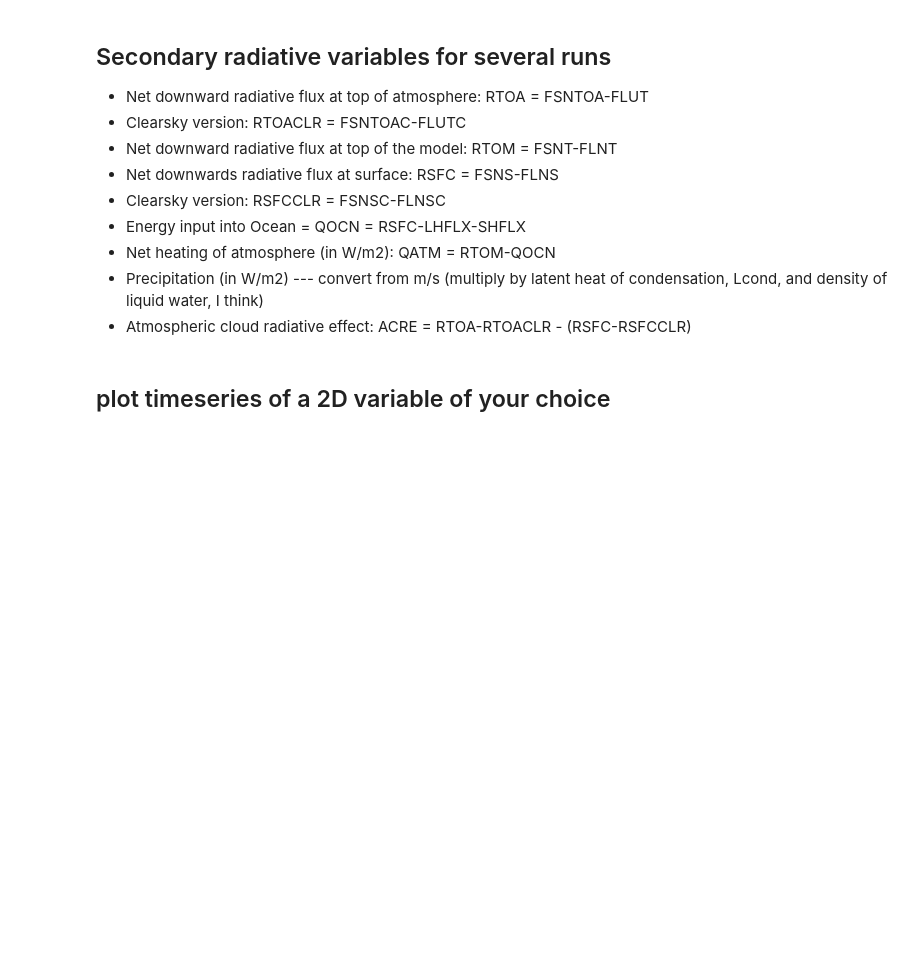
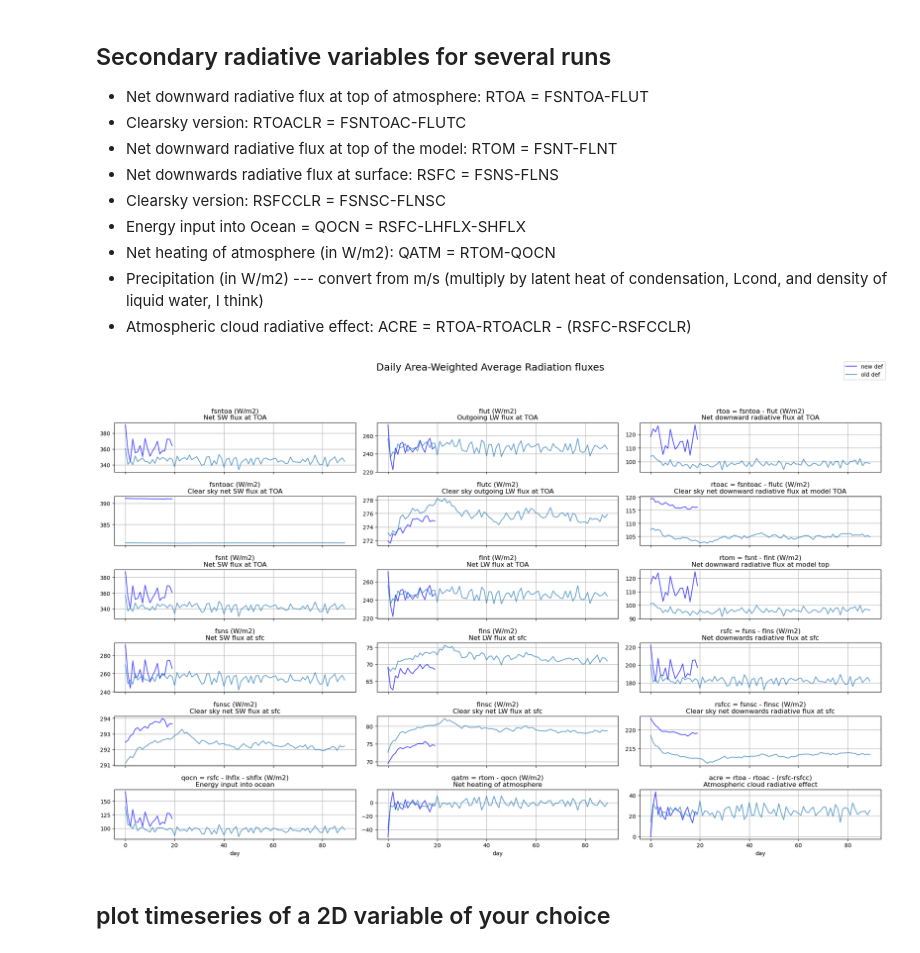
Before and after one commit to smturbev/scmlib, a Jupyter notebook: DP_diagnostics/notebooks/timeseries.ipynb, the cells around one changed output. Cells and saved outputs as stored; diff of their text form; code cells hidden in the pictures; blank space fills up the shorter version.

```diff
--- a/DP_diagnostics/notebooks/timeseries.ipynb
+++ b/DP_diagnostics/notebooks/timeseries.ipynb
@@ -7,6 +7,7 @@ import xarray as xr
 import numpy as np
 import matplotlib.pyplot as plt
 import matplotlib.colors as mcolors
+from matplotlib.pyplot import cm
 import warnings
 from scipy.interpolate import griddata
 import util
@@ -14,27 +15,39 @@ import util
 
 warnings.filterwarnings('ignore')
 run_dir = "/glade/work/sturbeville/DPSCREAM_simulations/all_run_files/"
+run_scr = "/glade/derecho/scratch/sturbeville/DPSCREAM_simulations/"
 
 # --- begin user input ---
-comp_name = "sst"
-run="j_304K"
-onerun = True
+comp_name = "other"
+runs, run_names, colors = util.get_comp_names(comp_name)
+print(run_names)
+
+# comp_name = "oldvnew"
+# run="dpscream_rce_small_3km_aa_default"
+# old="scream_dp_RCE_SMALL_3km_f_default"
+# runs = [run, old]
+# run_names=["new def", "old def"]
+# colors=["b","C0"]
+
+onerun = False
 # one run plots:
-plot2d_all = False
-plot3d_all = False
-plot3d_cld = False
+plot2d_all = True
+plot3d_all = True
+plot3d_cld = True
 plotw = False
+animate = True
 # multi-run plots:
 plot2d_rad = True
-plot2d_var = "TMQ"  # default: None; options: TMQ, TGCLDIWP, any 2D variable
+plot2d_var = None  # default: None; options: TMQ, TGCLDIWP, any 2D variable
 plot_jhist=False
 # --- end user input ---
 
 # which runs to plot together
-runs, run_names, colors = util.get_comp_names(comp_name)
+# runs, run_names, colors = util.get_comp_names(comp_name)
 # which plots to plot
 if not onerun:
     plot2d_all=False
     plot3d_all=False
     plot3d_cld=False
     plotw=False
+    animate=False
@@ -50,7 +65,8 @@ Variables directly output by the model (2D fields averaged over space, plotted a
 if onerun and plot2d_all:
     varnames = open("h1_varnames","r").read().split("\n")
     print("variable length", len(varnames))
-    ds = xr.open_dataset(run_dir+"scream_dp_RCE_SMALL_3km_{}.eam.h1.2000-01-01-00000.nc".format(run))
+    ds = xr.open_dataset(run_scr+"{}/run/{}.eam.h1.2000-01-01-00000.nc".format(run, run))
+    # ds = xr.open_dataset(run_scr+"{}/run/{}.eam.h1.2000-01-01-00000.nc".format(run,run))
     # plot
     r,c = 9,5
     fig, ax = plt.subplots(r, c, figsize=(c*4, r*3), sharex=True)
@@ -78,10 +94,14 @@ if onerun and plot2d_all:
 - Atmospheric cloud radiative effect: ACRE = RTOA-RTOACLR - (RSFC-RSFCCLR)
 # %%
 if plot2d_rad:
+    print("plotting...")
     fig, ax = plt.subplots(6,3, figsize=(20,12), sharex=True)
     for j in range(len(runs)):
-        ds = xr.open_dataset(run_dir+\
-                             "scream_dp_RCE_SMALL_3km_"+runs[j]+\
+        if runs[j][:2]=="dp":
+            ds = xr.open_dataset(run_scr+runs[j]+"/run/"+runs[j]+
+                             ".eam.h1.2000-01-01-00000.nc")
+        else:
+            ds = xr.open_dataset(run_dir+runs[j]+
                              ".eam.h1.2000-01-01-00000.nc")
         # secondary variables (radiation related)
         rtoa = ds["FSNTOA"]-ds["FLUT"]
@@ -161,33 +181,35 @@ if plot2d_rad:
         ax[i,1].set_title("flns (W/m2)\nNet LW flux at sfc")
         ax[i,2].set_title("rsfc = fsns - flns (W/m2)\nNet downwards radiative flux at sfc")
 
         i=4  # FSNSC, FLNSC, RSFCC
         ax[i,0].plot(day, fsnsc_da[:-1], color=colors[j], alpha=a, linestyle=ls)
         ax[i,1].plot(day, flnsc_da[:-1], color=colors[j], alpha=a, linestyle=ls)
         ax[i,2].plot(day, rsfcc_da[:-1], color=colors[j], alpha=a, linestyle=ls)
         # title
         ax[i,0].set_title("fsnsc (W/m2)\nClear sky net SW flux at sfc")
         ax[i,1].set_title("flnsc (W/m2)\nClear sky net LW flux at sfc")
         ax[i,2].set_title("rsfcc = fsnsc - flnsc (W/m2)\nClear sky net downwards radiative flux at sfc")
 
         i=5  # QOCN, QATM, ACRE
         ax[i,0].plot(day, qocn_da[:-1], color=colors[j], alpha=a, linestyle=ls)
         ax[i,1].plot(day, qatm_da[:-1], color=colors[j], alpha=a, linestyle=ls)
         ax[i,2].plot(day, acre_da[:-1], color=colors[j], alpha=a, linestyle=ls)
         # title
         ax[i,0].set_title("qocn = rsfc - lhflx - shflx (W/m2)\nEnergy input into ocean")
         ax[i,1].set_title("qatm = rtom - qocn (W/m2)\nNet heating of atmosphere")
         ax[i,2].set_title("acre = rtoa - rtoac - (rsfc-rsfcc)\nAtmospheric cloud radiative effect")
 
     for k in range(6):
         for m in range(3):
             ax[k,m].grid(True)
             ax[-1,m].set_xlabel("day")
     fig.suptitle("Daily Area-Weighted Average Radiation fluxes", y=1.05, fontsize=18)
     fig.legend()
     plt.tight_layout()
     plt.savefig("plots/timeseries_dailyavg_radiation_{}.png".format(comp_name), dpi=140, pad_inches=0.3)
     plt.show()
+# %% [output]
+[figure, added]
 # %% [markdown]
 ## plot timeseries of a 2D variable of your choice
 # %%
```
Also changed, not shown: parts of 16 cells of this notebook, 8 other files.
